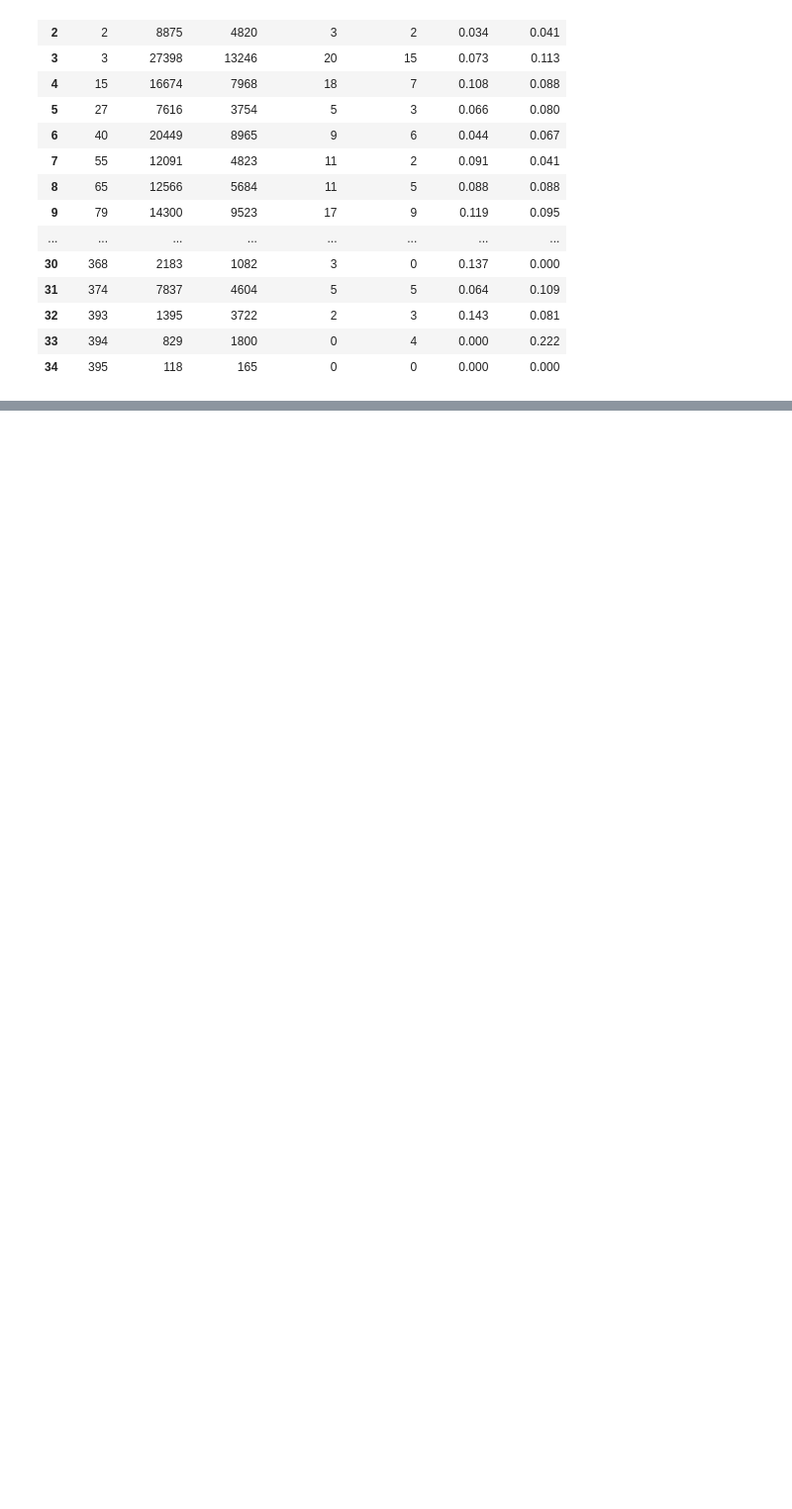
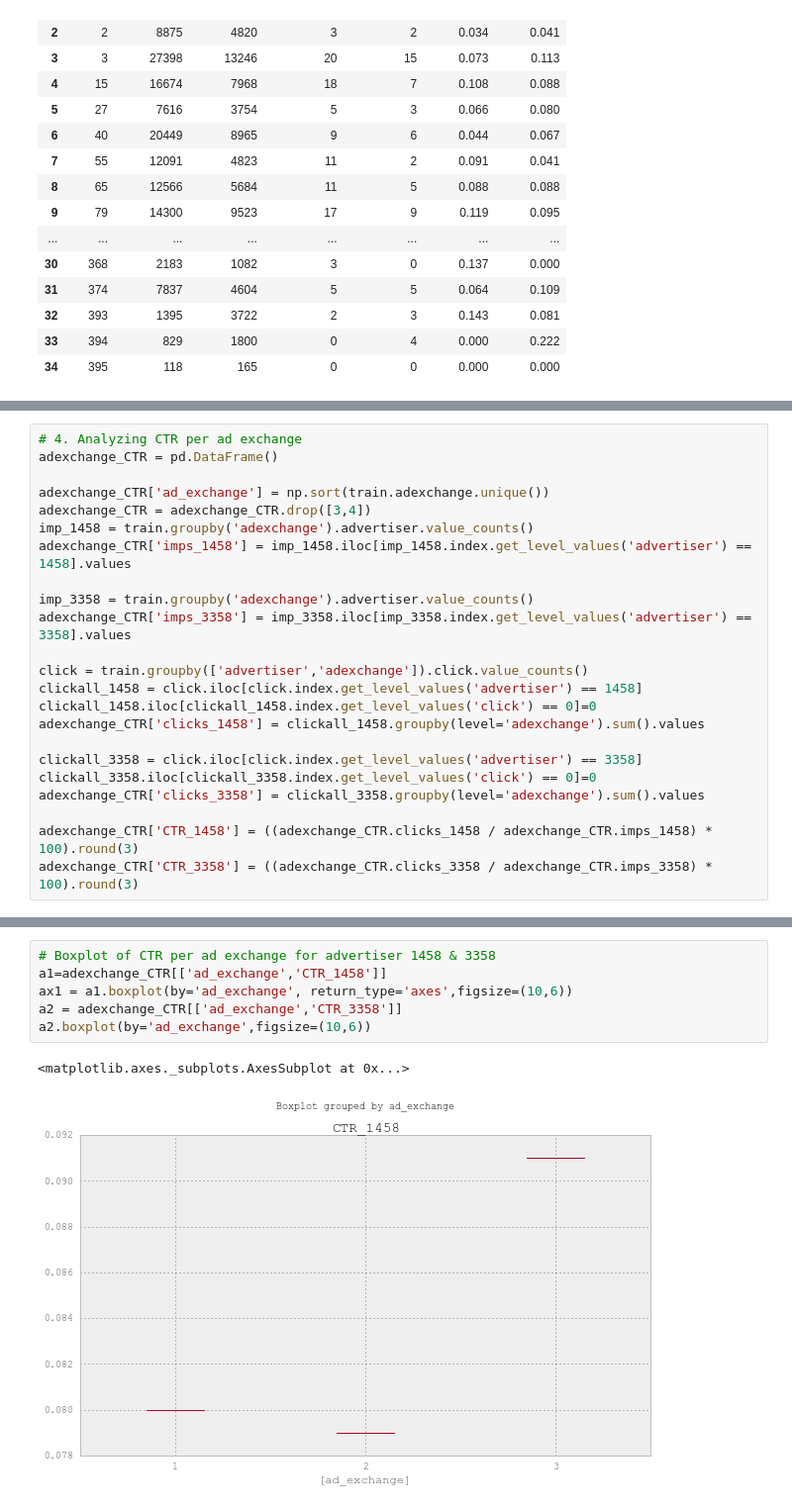
Before and after one commit to SaidAbdullahi/web_econ_coursework, a Jupyter notebook: Web Econ CW.ipynb, the cells around one changed output, grey strips where cells are left out. Shown: that part at 99% size. Drawn from its saved outputs; the diff is of its cells as text; blank space fills up the shorter version.

```diff
--- a/Web Econ CW.ipynb
+++ b/Web Econ CW.ipynb
@@ -216,0 +221,23 @@ OrderedDict([('CTR_1458',
+# %%
+# 4. Analyzing CTR per ad exchange
+adexchange_CTR = pd.DataFrame()
+
+adexchange_CTR['ad_exchange'] = np.sort(train.adexchange.unique())
+adexchange_CTR = adexchange_CTR.drop([3,4])
+imp_1458 = train.groupby('adexchange').advertiser.value_counts()
+adexchange_CTR['imps_1458'] = imp_1458.iloc[imp_1458.index.get_level_values('advertiser') == 1458].values
+
+imp_3358 = train.groupby('adexchange').advertiser.value_counts()
+adexchange_CTR['imps_3358'] = imp_3358.iloc[imp_3358.index.get_level_values('advertiser') == 3358].values
+
+click = train.groupby(['advertiser','adexchange']).click.value_counts()
+clickall_1458 = click.iloc[click.index.get_level_values('advertiser') == 1458]
+clickall_1458.iloc[clickall_1458.index.get_level_values('click') == 0]=0
+adexchange_CTR['clicks_1458'] = clickall_1458.groupby(level='adexchange').sum().values
+
+clickall_3358 = click.iloc[click.index.get_level_values('advertiser') == 3358]
+clickall_3358.iloc[clickall_3358.index.get_level_values('click') == 0]=0
+adexchange_CTR['clicks_3358'] = clickall_3358.groupby(level='adexchange').sum().values
+
+adexchange_CTR['CTR_1458'] = ((adexchange_CTR.clicks_1458 / adexchange_CTR.imps_1458) * 100).round(3)
+adexchange_CTR['CTR_3358'] = ((adexchange_CTR.clicks_3358 / adexchange_CTR.imps_3358) * 100).round(3)
@@ -216,0 +251,9 @@ OrderedDict([('CTR_1458',
+# %%
+# Boxplot of CTR per ad exchange for advertiser 1458 & 3358
+a1=adexchange_CTR[['ad_exchange','CTR_1458']]
+ax1 = a1.boxplot(by='ad_exchange', return_type='axes',figsize=(10,6))
+a2 = adexchange_CTR[['ad_exchange','CTR_3358']]
+a2.boxplot(by='ad_exchange',figsize=(10,6))
+# %% [output]
+<matplotlib.axes._subplots.AxesSubplot at 0x...>
+[figure, added]
```
Also changed, not shown: parts of 22 cells of this notebook.
